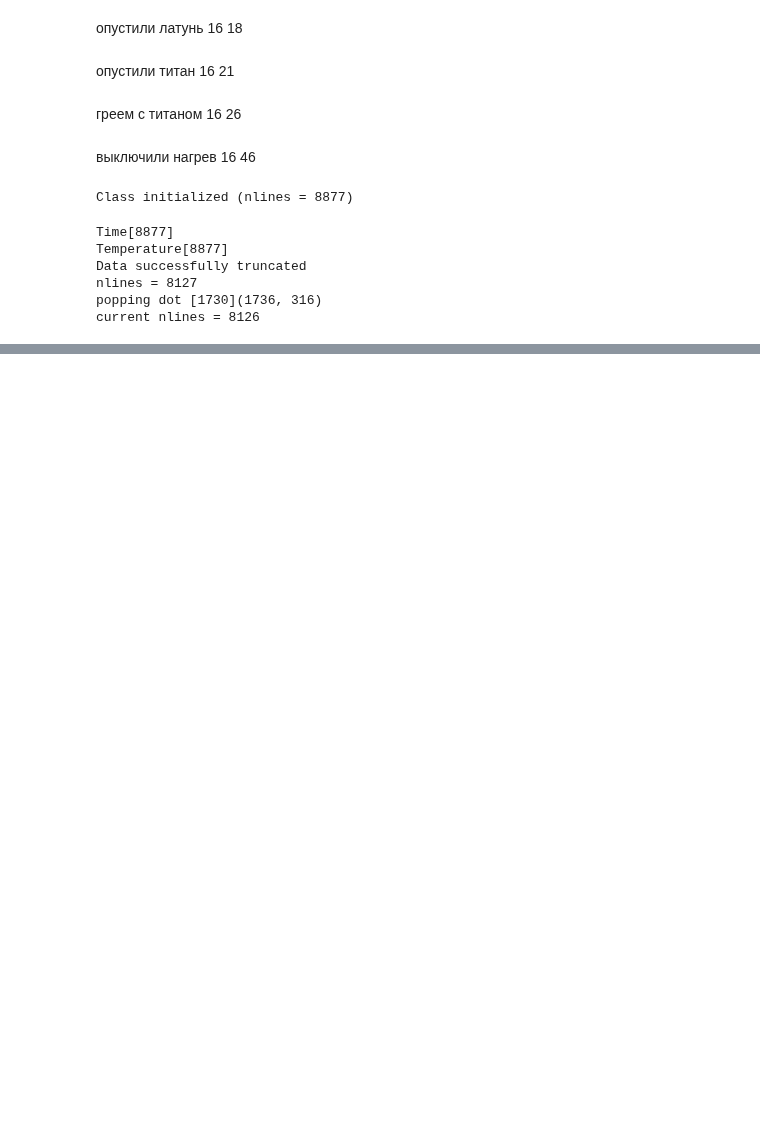
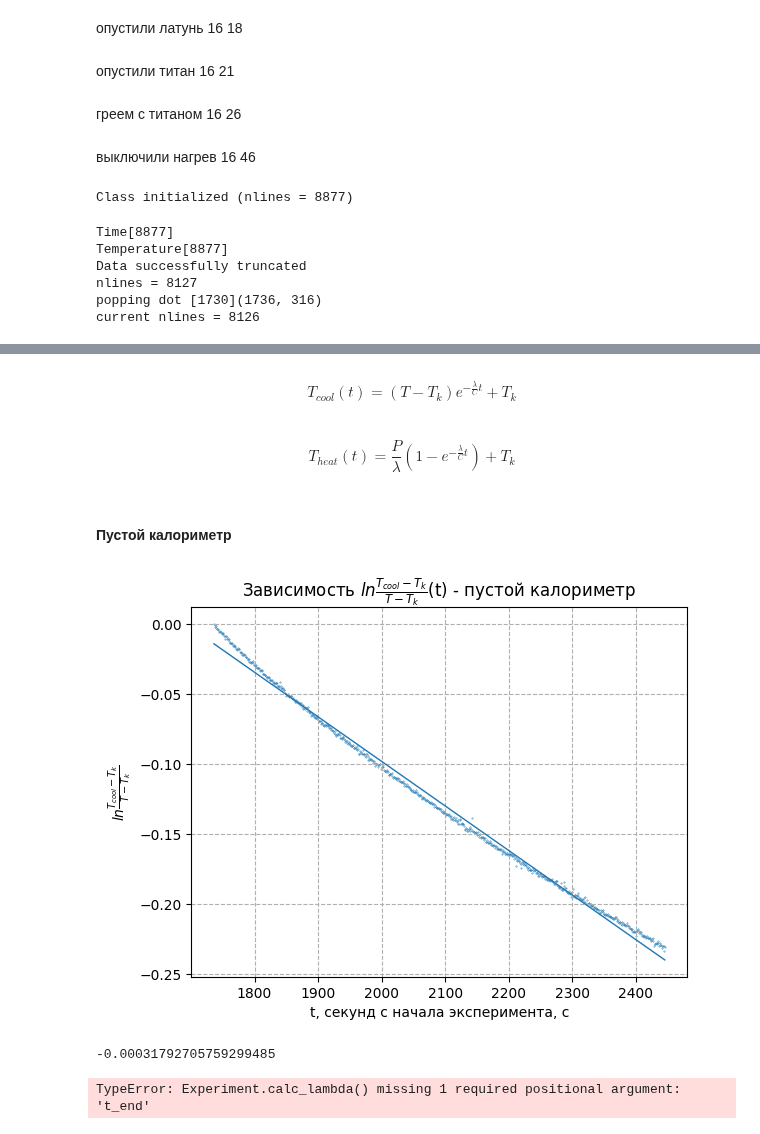
Before and after one commit to UjeNeTORT/labs, a Jupyter notebook: sem_2/2.1.4/laba.ipynb, the cells around one changed output, grey strips where cells are left out. Cells and saved outputs as stored; diff of their text form; code cells hidden in the pictures; blank space fills up the shorter version.

```diff
--- a/sem_2/2.1.4/laba.ipynb
+++ b/sem_2/2.1.4/laba.ipynb
@@ -43,6 +62,8 @@ class Experiment:
     def __init__(self, filename) -> None:
         self.df = pd.read_csv(filename)
         self.nlines = len(self.df.index) - 1
+        self.av_room_temp = 23.52 + 273.15 # K
+        self.power = 0.7366 * 0.001 * 0.00594 * 0.001 # W
 
         print(f"Class initialized (nlines = %d)" % (self.nlines))
 
@@ -52,10 +73,20 @@ class Experiment:
         # return self.time
 
     def read_temperature(self):
-        self.resistance = [self.df['Value'][i] for i in range(1, self.nlines + 1)]
+        self.resistance  = [self.df['Value'][i] for i in range(1, self.nlines + 1)]
         self.temperature = [14.583955001619313455*self.resistance[i] + 39.35514018691588785 for i in range(self.nlines)]
         print(f"Temperature[%d]" % (len(self.temperature)))
         # return self.temperature
+
+    def calc_ln_temperatures(self, t_begin, t_end):
+        ln_temperature = [math.log((self.temperature[i]- self.av_room_temp) /
+                                        (self.temperature[t_begin] - self.av_room_temp)) for i in range(t_begin, t_end)]
+        return range(t_begin, t_end), ln_temperature
+
+    def calc_lambda(self, k, t_begin, t_end):
+        lambdas = [self.power/(self.temperature[i] - self.av_room_temp) *
+                    (1 - math.exp(-k * self.time[i])) for i in range(t_begin, t_end)]
+        return range(0, t_end - t_begin), lambdas
 
     def truncate_data(self, n_first):
         self.nlines      = self.nlines - n_first
@@ -118,0 +164,40 @@ plt.show()
+# %% [markdown]
+$$T_{cool}(t) = (T-T_k)e^{-\frac{\lambda}{C}t} + T_k$$
+# %% [markdown]
+$$T_{heat}(t) = \frac{P}{\lambda}(1-e^{-\frac{\lambda}{C}t}) + T_k$$
+# %% [markdown]
+#### Пустой калориметр
+# %%
+times, T_lns = Experiment.calc_ln_temperatures(EMPTY_HEAT_STOP, EMPTY_COOL_STOP)
+plt.figure()
+plt.xlabel("t, секунд с начала эксперимента, с")
+plt.ylabel("$ln\\frac{T_{cool}-T_k}{T-T_k}$")
+plt.title('Зависимость $ln\\frac{T_{cool}-T_k}{T-T_k}$(t) - пустой калориметр')
+plt.grid(True, linestyle = '--')
+plt.scatter(times, T_lns, s=.1)
+
+k, b, kerr, berr = LeastSquares(times, T_lns)
+x = np.array([min(times), max(times)])
+plt.plot(x, k*x + b, "-", linewidth = 1)
+
+plt.show()
+k
+# %% [output]
+[figure, added]
+-0.00031792705759299485
+# %%
+times, T_lns = Experiment.calc_lambda(EMPTY_HEAT_BEGIN, EMPTY_HEAT_STOP)
+plt.figure()
+plt.xlabel("t, секунд с начала эксперимента, с")
+plt.ylabel("$\\lambda$")
+plt.title('Зависимость $\\lambda$(t) - пустой калориметр')
+plt.grid(True, linestyle = '--')
+plt.scatter(times, T_lns, s=.1)
+
+k, b, kerr, berr = LeastSquares(times, T_lns)
+x = np.array([min(times), max(times)])
+plt.plot(x, k*x + b, "-", linewidth = 1)
+
+plt.show()
+# %% [output]
+TypeError: Experiment.calc_lambda() missing 1 required positional argument: 't_end'
```
Also changed, not shown: parts of 7 cells of this notebook, 2 other files.
